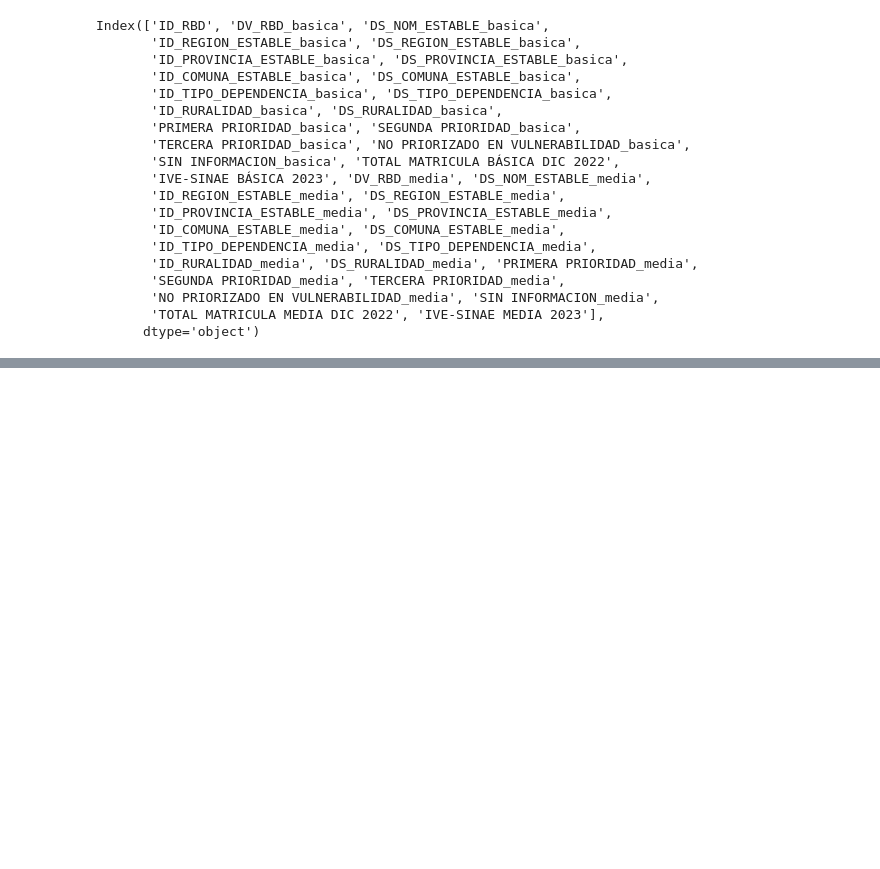
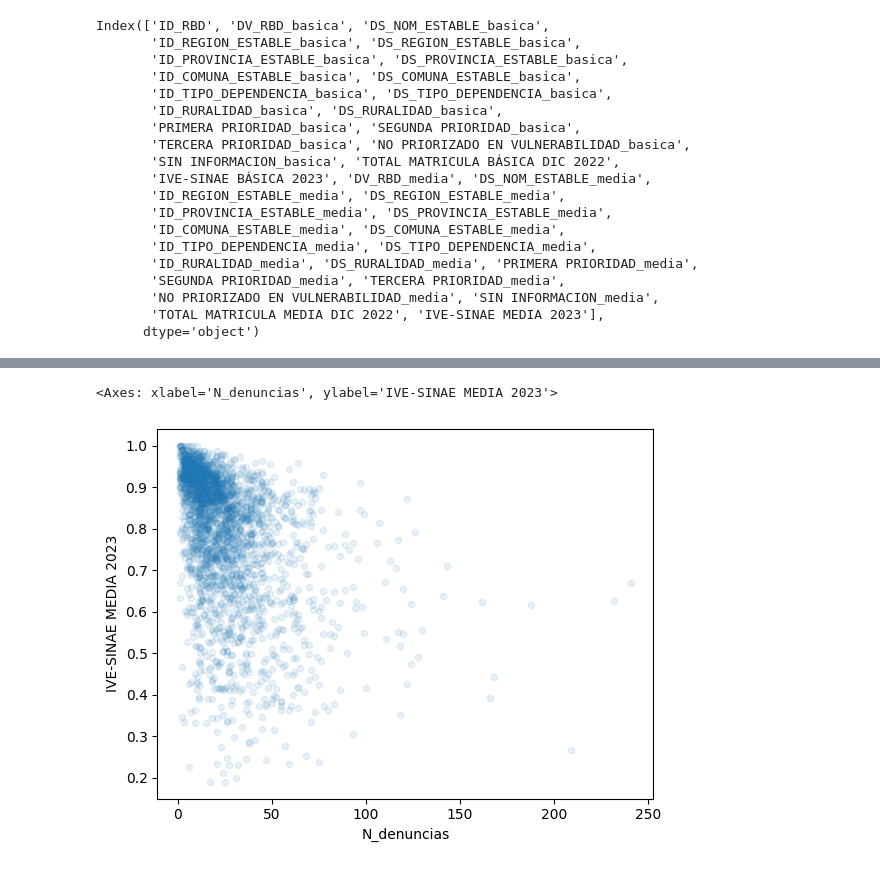
Before and after one commit to FelipeCabelloE/transparencia-chile-2024, a Jupyter notebook: notebooks/0.09-fnce-eda-sedu-2.ipynb, the cells around one changed output, grey strips where cells are left out. Cells and saved outputs as stored; diff of their text form; code cells hidden in the pictures; blank space fills up the shorter version.

```diff
--- a/notebooks/0.09-fnce-eda-sedu-2.ipynb
+++ b/notebooks/0.09-fnce-eda-sedu-2.ipynb
@@ -104,0 +154,5 @@ Index(['ID_RBD', 'DV_RBD_basica', 'DS_NOM_ESTABLE_basica',
+# %%
+df_ive_media_join.plot(kind='scatter', y='IVE-SINAE MEDIA 2023', x="N_denuncias", alpha=0.1)
+# %% [output]
+<Axes: xlabel='N_denuncias', ylabel='IVE-SINAE MEDIA 2023'>
+[figure, added]
```
Also changed, not shown: parts of 10 cells of this notebook, 7 other files.
